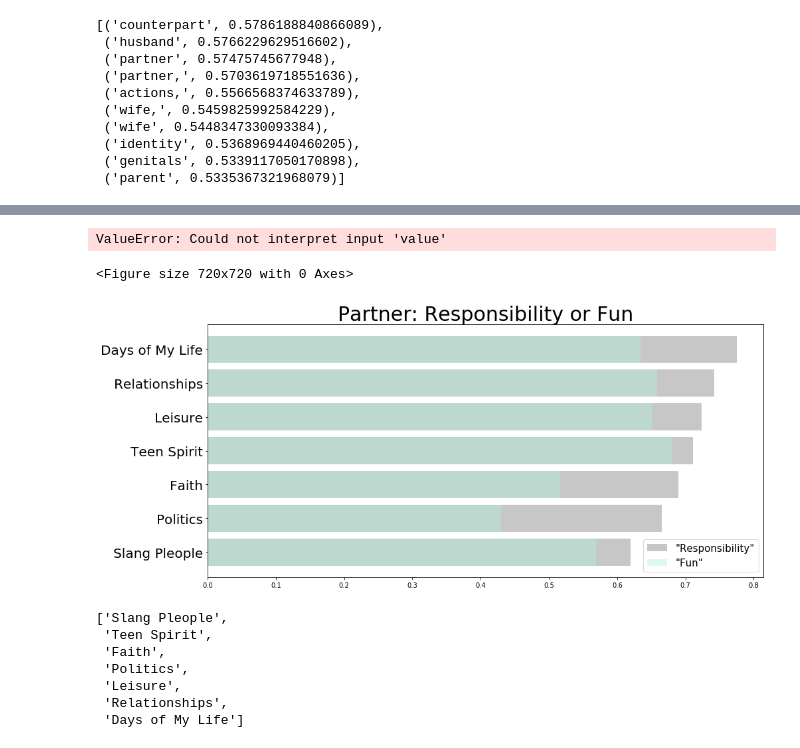
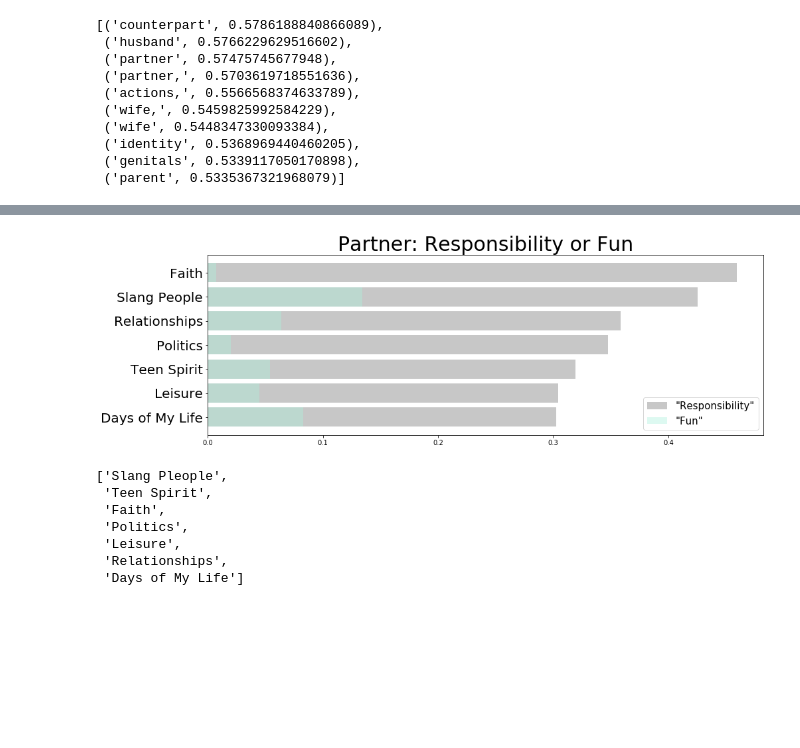
Before and after one commit to elena-du/Blogger_Boost, a Jupyter notebook: code/III-Part1_Topical_Word_Embeddings.ipynb, the cells around one changed output, grey strips where cells are left out. Saved outputs shown, nothing was run; the diff lists cells and outputs as text; code cells hidden in the pictures; blank space fills up the shorter version.

```diff
--- a/code/III-Part1_Topical_Word_Embeddings.ipynb
+++ b/code/III-Part1_Topical_Word_Embeddings.ipynb
@@ -98,26 +134,3 @@ with open('../../topic_embeds.pkl', 'rb') as picklefile:
-# %%
-embds['Leisure'] = embds['blogging']
-del embds['blogging']
-
-embds['Faith'] = embds['faith']
-del embds['faith']
-
-embds['Slang Pleople'] = embds['jargon']
-del embds['jargon']
-
-embds['Relationships'] = embds['love_relationship']
-del embds['love_relationship']
-
-
-embds['Politics'] = embds['politics']
-del embds['politics']
-
-embds['Teen Spirit'] = embds['teen_fun_days']
-del embds['teen_fun_days']
-
-
-embds['Days of My Life'] = embds['mundane']
-del embds['mundane']
 # %%
 old_keys = embds.keys()
 # %%
@@ -219,13 +279,13 @@ embds['mundane'].similar_by_word('spouse')
 d = defaultdict()
 
 for i in embds.keys():
-    d[i] = embds[i].n_similarity('partner', 'responsibility')
+    d[i] = embds[i].n_similarity(['partner'], ['responsibility'])
 df = pd.DataFrame([d], columns=d.keys()).T
 # %%
 d = defaultdict()
 
 for i in embds.keys():
-    d[i] = embds[i].n_similarity('partner', 'fun')
+    d[i] = embds[i].n_similarity(['partner'], ['fun'])
 df1 = pd.DataFrame([d], columns=d.keys()).T
 # %%
 x = pd.concat([df, df1], axis=1)
@@ -246,34 +306,16 @@ x
 # %%
-x = pd.melt(x, id_vars='index', value_vars=['love', 'business'])
+#x = pd.melt(x, id_vars='index', value_vars=['love', 'business'])
-# %%
-import numpy as np
-
-flatui = ["#ACF2DC", "#757575"]
-plt.figure(figsize=(10,10))
-
-ax = sns.barplot(x="index", y="value", hue="variable", data=x, palette=flatui)
-
-h,l = ax.get_legend_handles_labels()
-ax.legend(h[1:], l[1:], loc='center left', bbox_to_anchor=(1, 0.81), ncol=2, fontsize=20, markerscale=3, title=False,
-         fancybox=True, shadow=True, )
-
-ax.legend(np.arange(2), labels=['home', 'work'], bbox_to_anchor=(1, 0.81), ncol=2, fontsize=20, markerscale=10, title=False,
-         fancybox=True, shadow=True)
-ax.set_title('Partner',fontsize=30, loc='left', pad=20);
-# %% [output]
-ValueError: Could not interpret input 'value'
-<Figure size 720x720 with 0 Axes>
 # %%
 x = x.sort_values(by=['responsibility'], ascending=True)
-plt.figure(figsize=(15,7))
+plt.figure(figsize=(15,5))
 plt.barh(x['index'], x['responsibility'], color="#757575", alpha=0.4)
 plt.barh(x['index'], x['fun'], color="#ACF2DC", alpha=0.4)
 #plt.bar(x['index'], x['work'], color="#757575", alpha=0.7)
 plt.yticks(fontsize = 20);
 plt.legend(np.arange(2), labels=('"Responsibility"', '"Fun"'), fontsize=15, loc='lower right')
 plt.title('Partner: Responsibility or Fun', fontsize=30);
 # %% [output]
-[figure, old version]
+[figure, new version]
 # %%
 list1 = ['Days of My Life','Relationships',
                           'Leisure','Politics', 'Faith', 'Teen Spirit',
```
Also changed, not shown: parts of 23 cells of this notebook, 9 other files.
